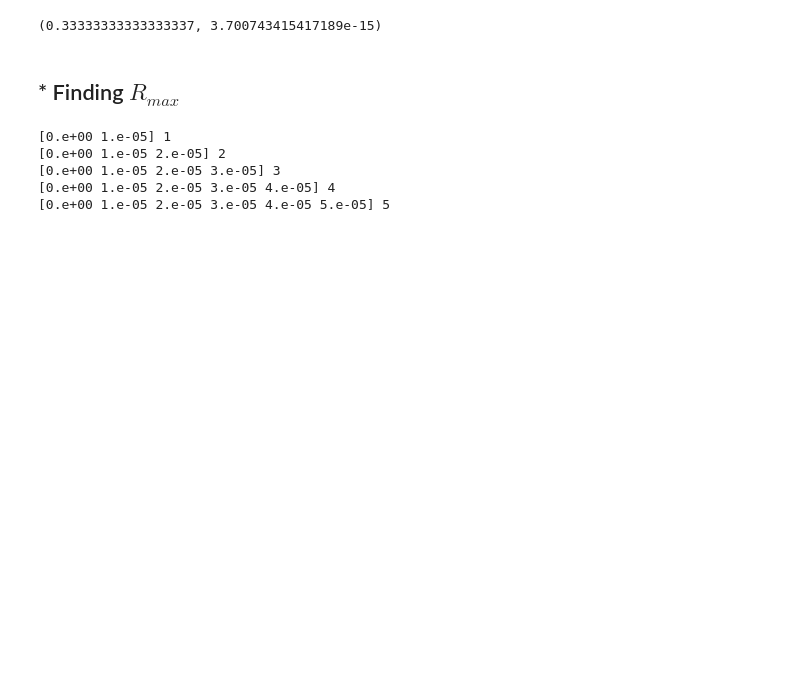
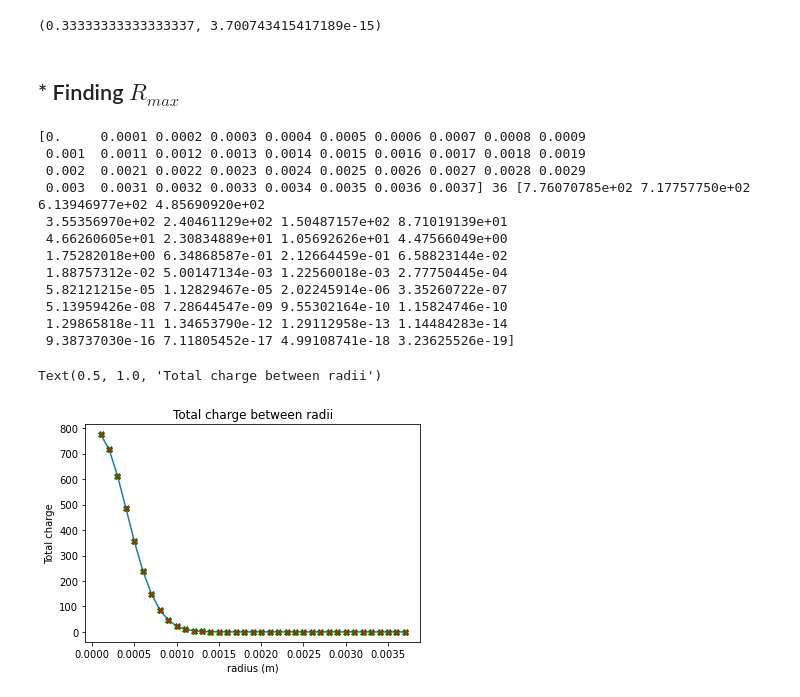
Before and after one commit to AriAtari/ChargeSeparation, a Jupyter notebook: Changing_radii.ipynb, the cells around one changed output. Drawn from its saved outputs; the diff is of its cells as text; code cells hidden in the pictures; blank space fills up the shorter version.

Commit message:
Added changing Radii and Area

```diff
--- a/Changing_radii.ipynb
+++ b/Changing_radii.ipynb
@@ -12,27 +13,45 @@ inta.quad(lambda x: x**2,0,1)
 # %%
 Nq = 200 #gain is 200 MeV
 R = 2.5e+6 # Surface resistivity (ohm/square)
 d = 100e-6 # Anode-readout plane separation (m)
 eps_0 = 8.854e-12 # Permittivity of a vacuum (F/m)
 k_1 = 3.3 # Relative permittivity of dielectric material (glue)
 k_2 = 3.1 # Relative permittivity of dielectric material (mylar)
 C = ((2*eps_0)/d)*((k_1*k_2)/(k_1+k_2)) # Capacitance per unit area with two dielectrics
 h = 1/(R*C)
 q = np.array([])
 r = np.array([])
 r = np.append(r,0)
+t = 45e-9 #45 nano seconds
+e = 1.60217662e-19 #charge of an electron in coulombs
 i = 0 #to keep track of index
 found = False
 while found == False:
-    r = np.append(r,r[i]+1e-5)
+    r = np.append(r,r[i]+1e-4)
+    charge = inta.quad(lambda x: 1/(2*t*h)*np.exp(-x**2/(4*t*h)),r[i],r[i+1])
+    if charge[0] <= e:
+        print(r,i,q)
+        found = True
+    q = np.append(q,charge[0])
+
     i += 1
-    print(r,i)
-    if i == 5:
-
-        found = True
+r = np.delete(r,0)
+plt.plot(r,q,marker= "X",markerfacecolor='red',markeredgecolor = 'green')
+plt.xlabel("radius (m)")
+plt.ylabel("Total charge")
+plt.title("Total charge between radii")
 # %% [output]
-[0.e+00 1.e-05] 1
-[0.e+00 1.e-05 2.e-05] 2
-[0.e+00 1.e-05 2.e-05 3.e-05] 3
-[0.e+00 1.e-05 2.e-05 3.e-05 4.e-05] 4
-[0.e+00 1.e-05 2.e-05 3.e-05 4.e-05 5.e-05] 5
+[0.     0.0001 0.0002 0.0003 0.0004 0.0005 0.0006 0.0007 0.0008 0.0009
+ 0.001  0.0011 0.0012 0.0013 0.0014 0.0015 0.0016 0.0017 0.0018 0.0019
+ 0.002  0.0021 0.0022 0.0023 0.0024 0.0025 0.0026 0.0027 0.0028 0.0029
+ 0.003  0.0031 0.0032 0.0033 0.0034 0.0035 0.0036 0.0037] 36 [7.76070785e+02 7.17757750e+02 6.13946977e+02 4.85690920e+02
+ 3.55356970e+02 2.40461129e+02 1.50487157e+02 8.71019139e+01
+ 4.66260605e+01 2.30834889e+01 1.05692626e+01 4.47566049e+00
+ 1.75282018e+00 6.34868587e-01 2.12664459e-01 6.58823144e-02
+ 1.88757312e-02 5.00147134e-03 1.22560018e-03 2.77750445e-04
+ 5.82121215e-05 1.12829467e-05 2.02245914e-06 3.35260722e-07
+ 5.13959426e-08 7.28644547e-09 9.55302164e-10 1.15824746e-10
+ 1.29865818e-11 1.34653790e-12 1.29112958e-13 1.14484283e-14
+ 9.38737030e-16 7.11805452e-17 4.99108741e-18 3.23625526e-19]
+Text(0.5, 1.0, 'Total charge between radii')
+[figure, added]
```
Also changed, not shown: parts of 12 cells of this notebook.
